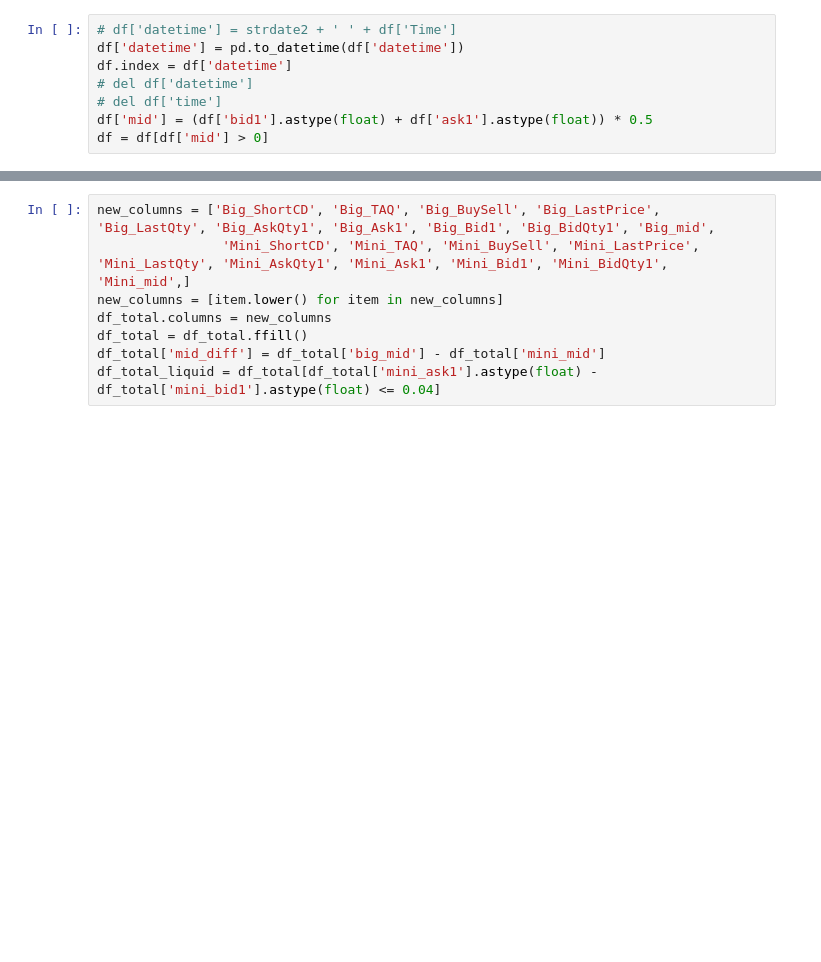
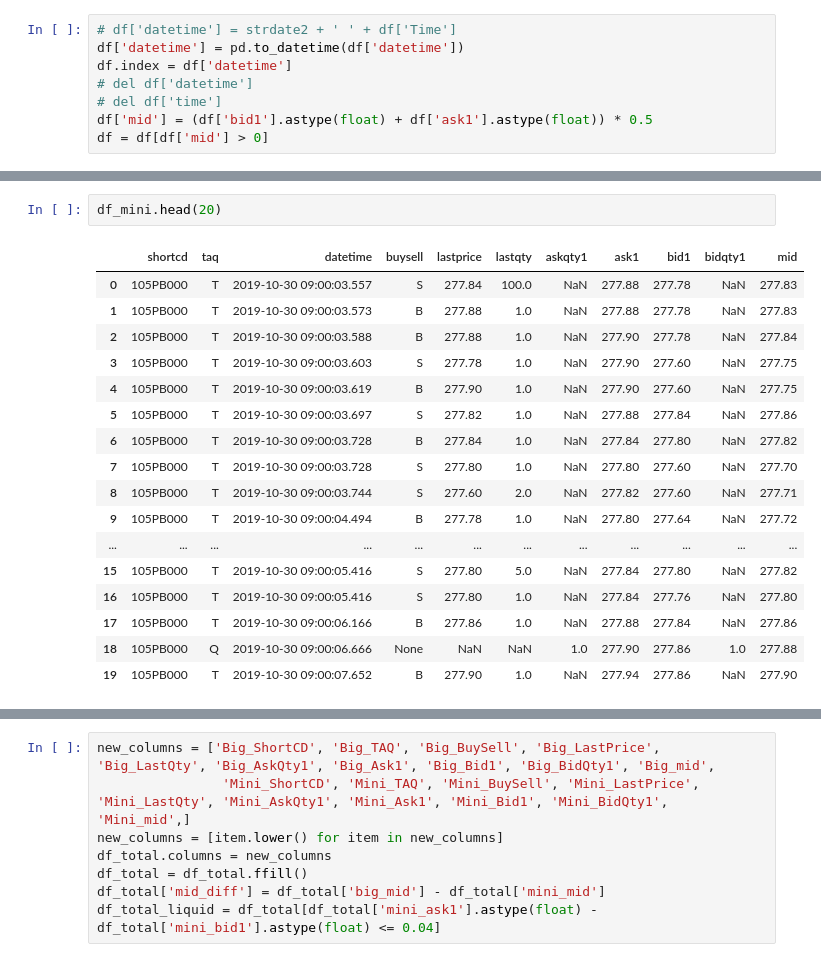
Before and after one commit to QuantTraderEd/AQTrader, a Jupyter notebook: Script/miniarb_research_template.ipynb, the cells around one changed output, grey strips where cells are left out. Drawn from its saved outputs; the diff is of its cells as text; blank space fills up the shorter version.

```diff
--- a/Script/miniarb_research_template.ipynb
+++ b/Script/miniarb_research_template.ipynb
@@ -79,3 +99,23 @@ print len(df_big), len(df_mini)
+# %%
+df_mini.head(20)
+# %% [output]
+|  | shortcd | taq | datetime | buysell | lastprice | lastqty | askqty1 | ask1 | bid1 | bidqty1 | mid |
+| 0 | 105PB000 | T | 2019-10-30 09:00:03.557 | S | 277.84 | 100.0 | NaN | 277.88 | 277.78 | NaN | 277.83 |
+| 1 | 105PB000 | T | 2019-10-30 09:00:03.573 | B | 277.88 | 1.0 | NaN | 277.88 | 277.78 | NaN | 277.83 |
+| 2 | 105PB000 | T | 2019-10-30 09:00:03.588 | B | 277.88 | 1.0 | NaN | 277.90 | 277.78 | NaN | 277.84 |
+| 3 | 105PB000 | T | 2019-10-30 09:00:03.603 | S | 277.78 | 1.0 | NaN | 277.90 | 277.60 | NaN | 277.75 |
+| 4 | 105PB000 | T | 2019-10-30 09:00:03.619 | B | 277.90 | 1.0 | NaN | 277.90 | 277.60 | NaN | 277.75 |
+| 5 | 105PB000 | T | 2019-10-30 09:00:03.697 | S | 277.82 | 1.0 | NaN | 277.88 | 277.84 | NaN | 277.86 |
+| 6 | 105PB000 | T | 2019-10-30 09:00:03.728 | B | 277.84 | 1.0 | NaN | 277.84 | 277.80 | NaN | 277.82 |
+| 7 | 105PB000 | T | 2019-10-30 09:00:03.728 | S | 277.80 | 1.0 | NaN | 277.80 | 277.60 | NaN | 277.70 |
+| 8 | 105PB000 | T | 2019-10-30 09:00:03.744 | S | 277.60 | 2.0 | NaN | 277.82 | 277.60 | NaN | 277.71 |
+| 9 | 105PB000 | T | 2019-10-30 09:00:04.494 | B | 277.78 | 1.0 | NaN | 277.80 | 277.64 | NaN | 277.72 |
+| ... | ... | ... | ... | ... | ... | ... | ... | ... | ... | ... | ... |
+| 15 | 105PB000 | T | 2019-10-30 09:00:05.416 | S | 277.80 | 5.0 | NaN | 277.84 | 277.80 | NaN | 277.82 |
+| 16 | 105PB000 | T | 2019-10-30 09:00:05.416 | S | 277.80 | 1.0 | NaN | 277.84 | 277.76 | NaN | 277.80 |
+| 17 | 105PB000 | T | 2019-10-30 09:00:06.166 | B | 277.86 | 1.0 | NaN | 277.88 | 277.84 | NaN | 277.86 |
+| 18 | 105PB000 | Q | 2019-10-30 09:00:06.666 | None | NaN | NaN | 1.0 | 277.90 | 277.86 | 1.0 | 277.88 |
+| 19 | 105PB000 | T | 2019-10-30 09:00:07.652 | B | 277.90 | 1.0 | NaN | 277.94 | 277.86 | NaN | 277.90 |
 # %%
 # df_total = pd.concat([df_big, df_mini], axis=1, sort=False)
 # print df_total.head()
```
Also changed, not shown: parts of 10 cells of this notebook.
